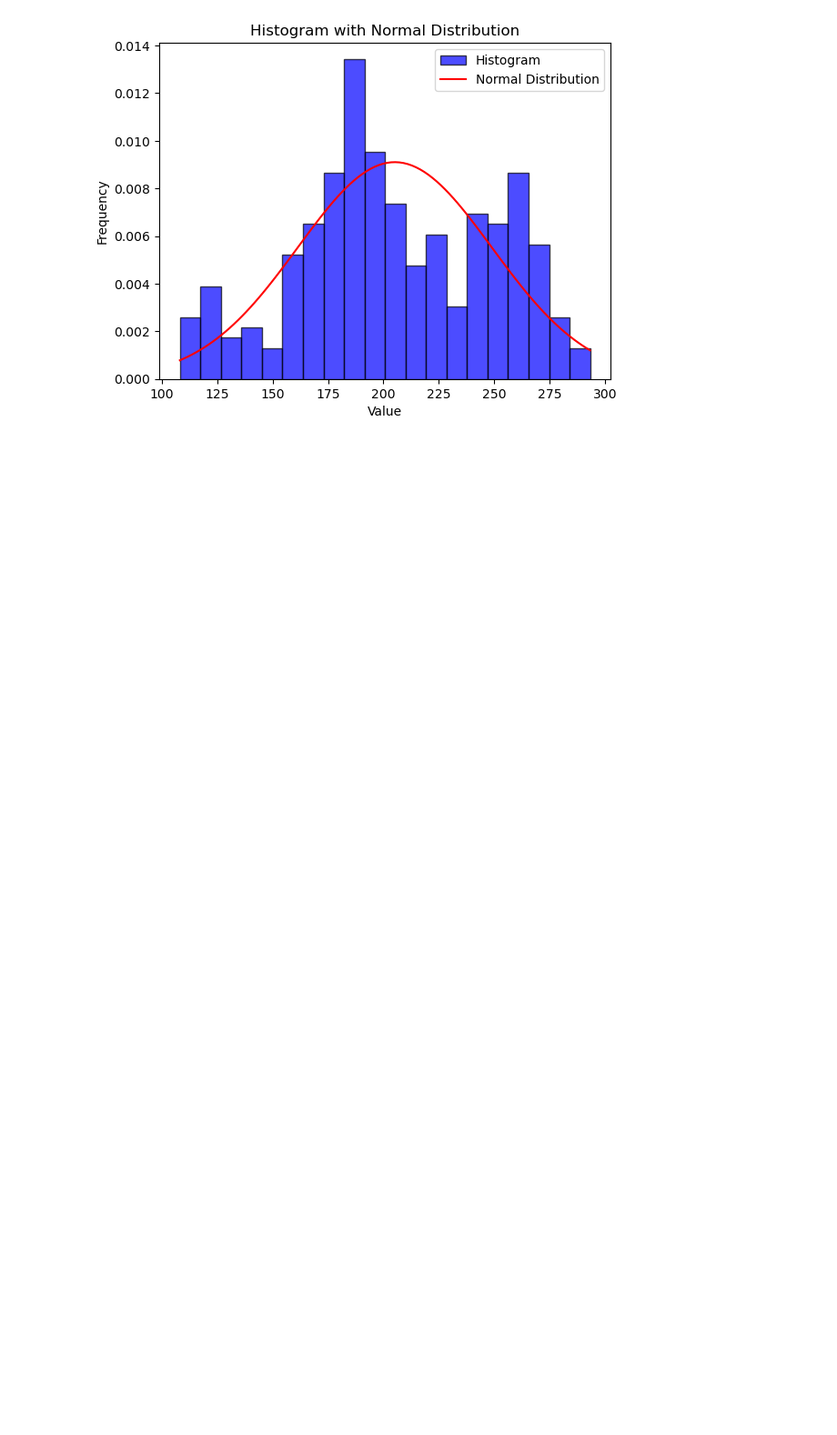
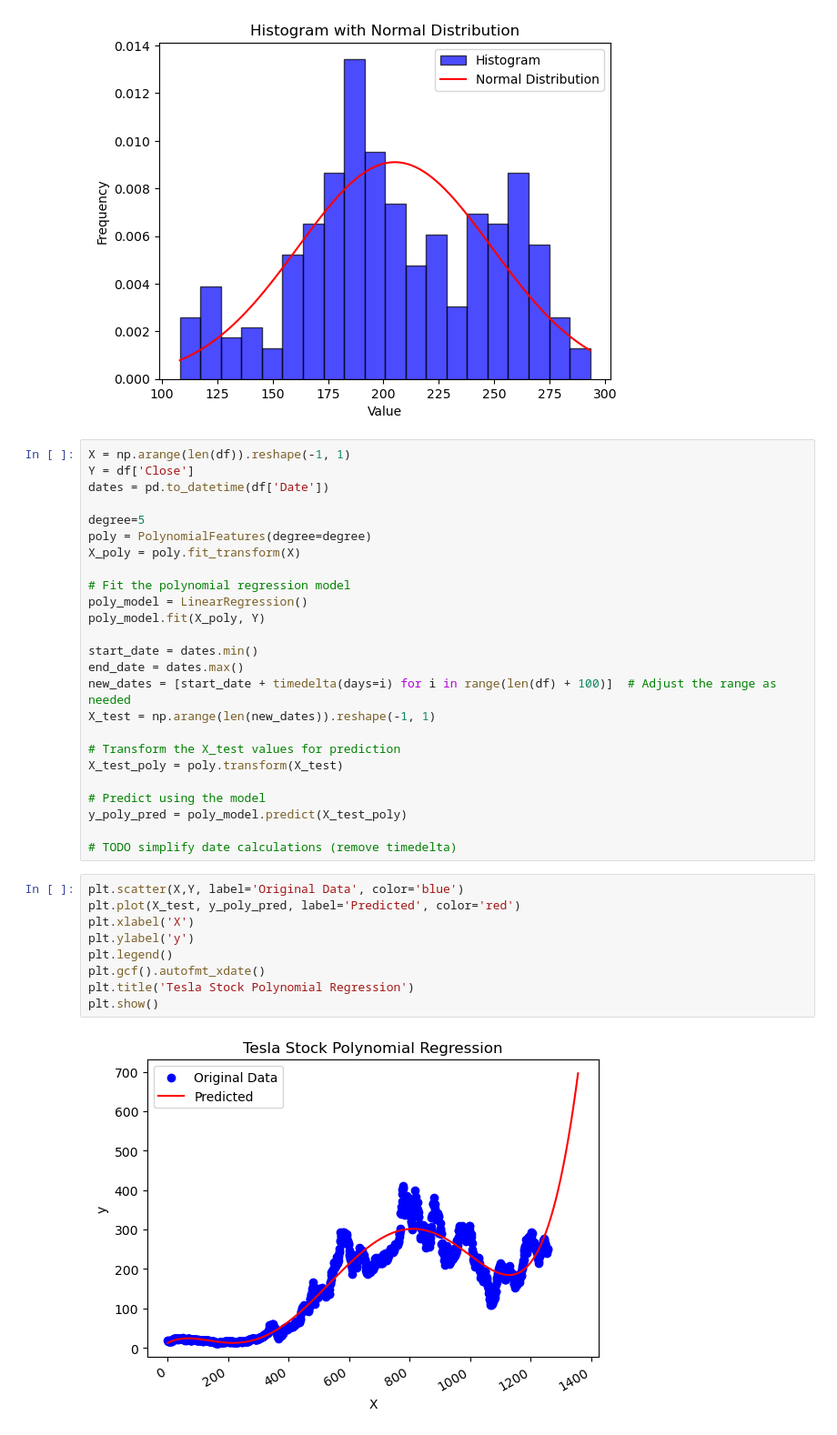
Before and after one commit to AfonsoRib/TI-playground, a Jupyter notebook: TSLA-analysis.ipynb, the cells around one changed output. Shown at 91% size. Drawn from its saved outputs; the diff is of its cells as text; blank space fills up the shorter version.

Commit message:
ADD polynomial regression

```diff
--- a/TSLA-analysis.ipynb
+++ b/TSLA-analysis.ipynb
@@ -96,3 +99,39 @@ plt.title('Histogram with Normal Distribution')
 plt.show()
 # %% [output]
 [figure]
+# %%
+X = np.arange(len(df)).reshape(-1, 1)
+Y = df['Close']
+dates = pd.to_datetime(df['Date'])
+
+degree=5
+poly = PolynomialFeatures(degree=degree)
+X_poly = poly.fit_transform(X)
+
+# Fit the polynomial regression model
+poly_model = LinearRegression()
+poly_model.fit(X_poly, Y)
+
+start_date = dates.min()
+end_date = dates.max()
+new_dates = [start_date + timedelta(days=i) for i in range(len(df) + 100)]  # Adjust the range as needed
+X_test = np.arange(len(new_dates)).reshape(-1, 1)
+
+# Transform the X_test values for prediction
+X_test_poly = poly.transform(X_test)
+
+# Predict using the model
+y_poly_pred = poly_model.predict(X_test_poly)
+
+# TODO simplify date calculations (remove timedelta)
+# %%
+plt.scatter(X,Y, label='Original Data', color='blue')
+plt.plot(X_test, y_poly_pred, label='Predicted', color='red')
+plt.xlabel('X')
+plt.ylabel('y')
+plt.legend()
+plt.gcf().autofmt_xdate()
+plt.title('Tesla Stock Polynomial Regression')
+plt.show()
+# %% [output]
+[figure, added]
```
Also changed, not shown: parts of 1 cell of this notebook.
